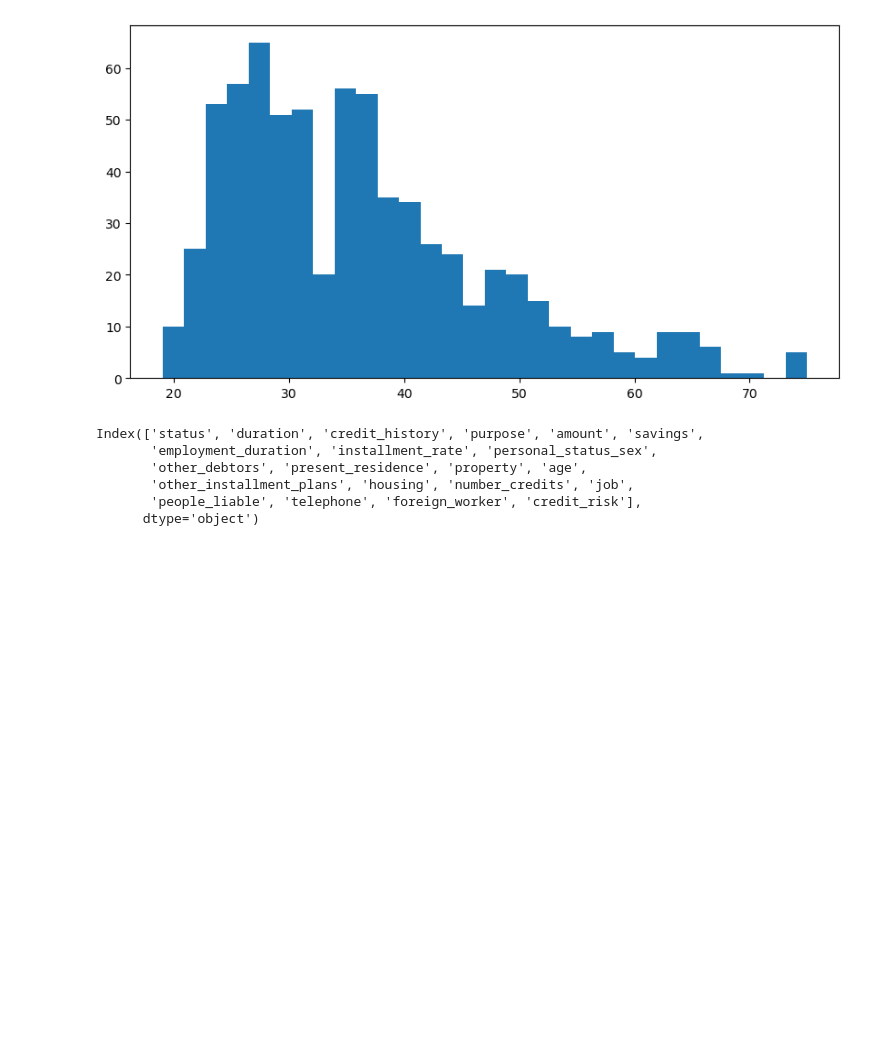
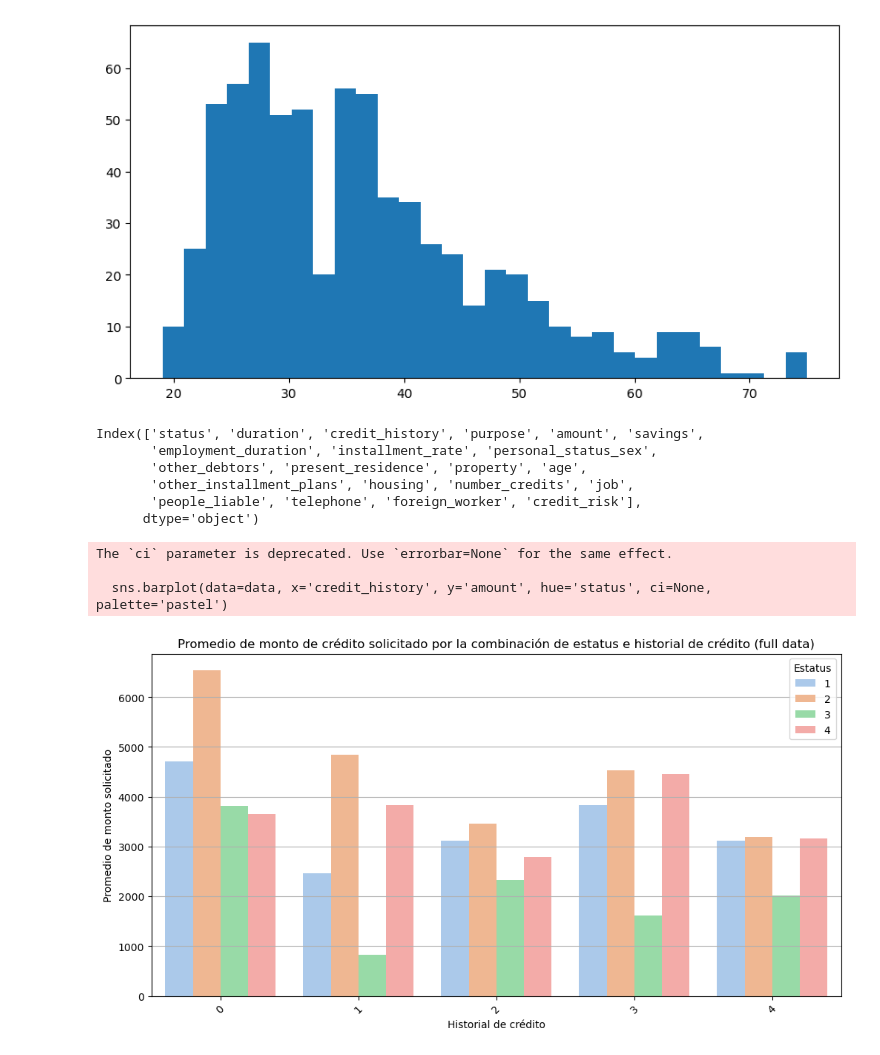
Before and after one commit to victorarmandolezama/south-german-credit, a Jupyter notebook: descriptives.ipynb, the cells around one changed output. Drawn from its saved outputs; the diff is of its cells as text; code cells hidden in the pictures; blank space fills up the shorter version.

```diff
--- a/descriptives.ipynb
+++ b/descriptives.ipynb
@@ -294,0 +301,15 @@ Index(['status', 'duration', 'credit_history', 'purpose', 'amount', 'savings',
+# %%
+plt.figure(figsize=(12, 6))
+sns.barplot(data=data, x='credit_history', y='amount', hue='status', ci=None, palette='pastel')
+plt.title('Promedio de monto de crédito solicitado por la combinación de estatus e historial de crédito (full data)')
+plt.xlabel('Historial de crédito')
+plt.ylabel('Promedio de monto solicitado')
+plt.legend(title='Estatus')
+plt.xticks(rotation=45)
+plt.grid(axis='y')
+plt.show()
+# %% [output]
+The `ci` parameter is deprecated. Use `errorbar=None` for the same effect.
+
+  sns.barplot(data=data, x='credit_history', y='amount', hue='status', ci=None, palette='pastel')
+[figure, added]
```
Also changed, not shown: parts of 28 cells of this notebook, 1 other file.
